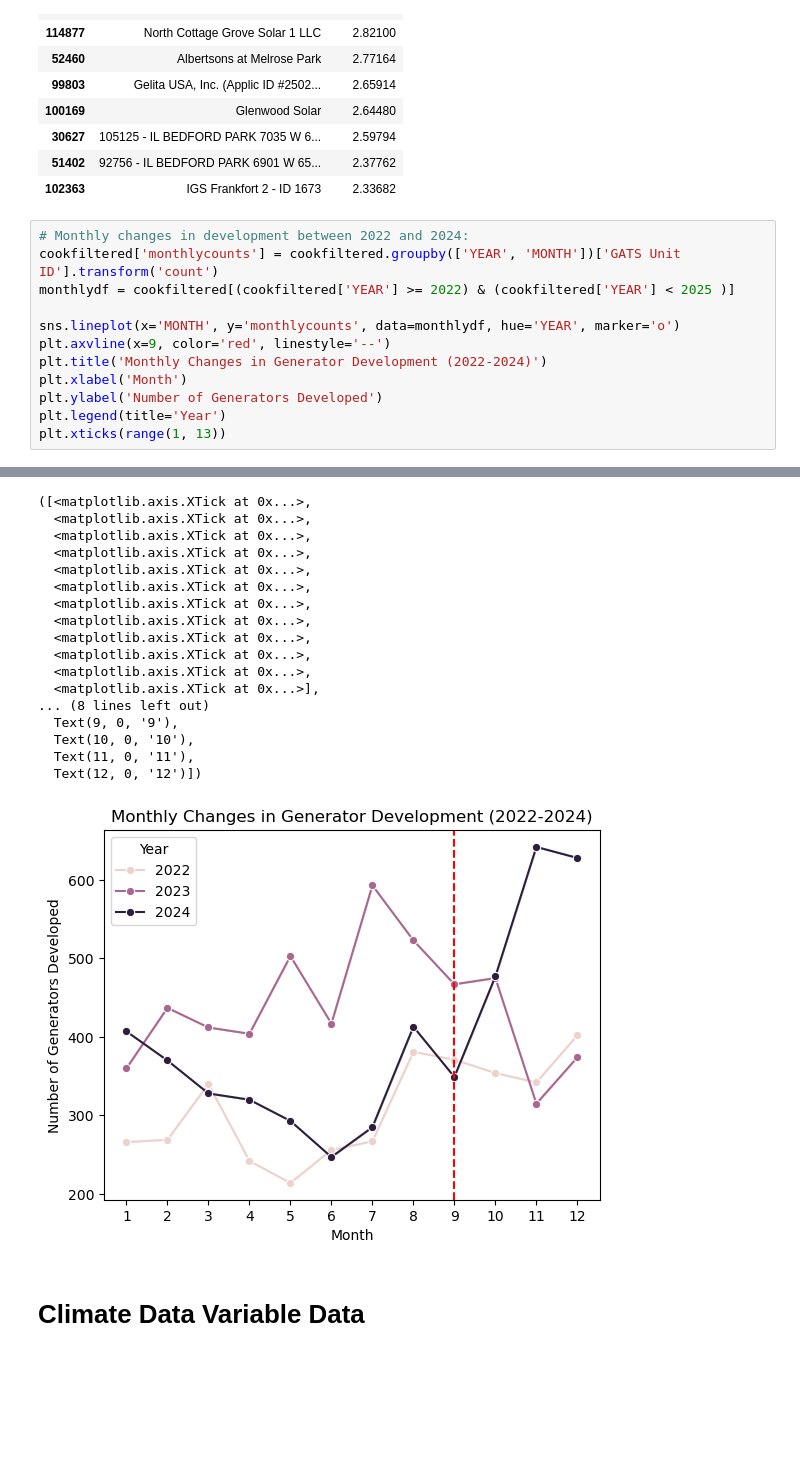
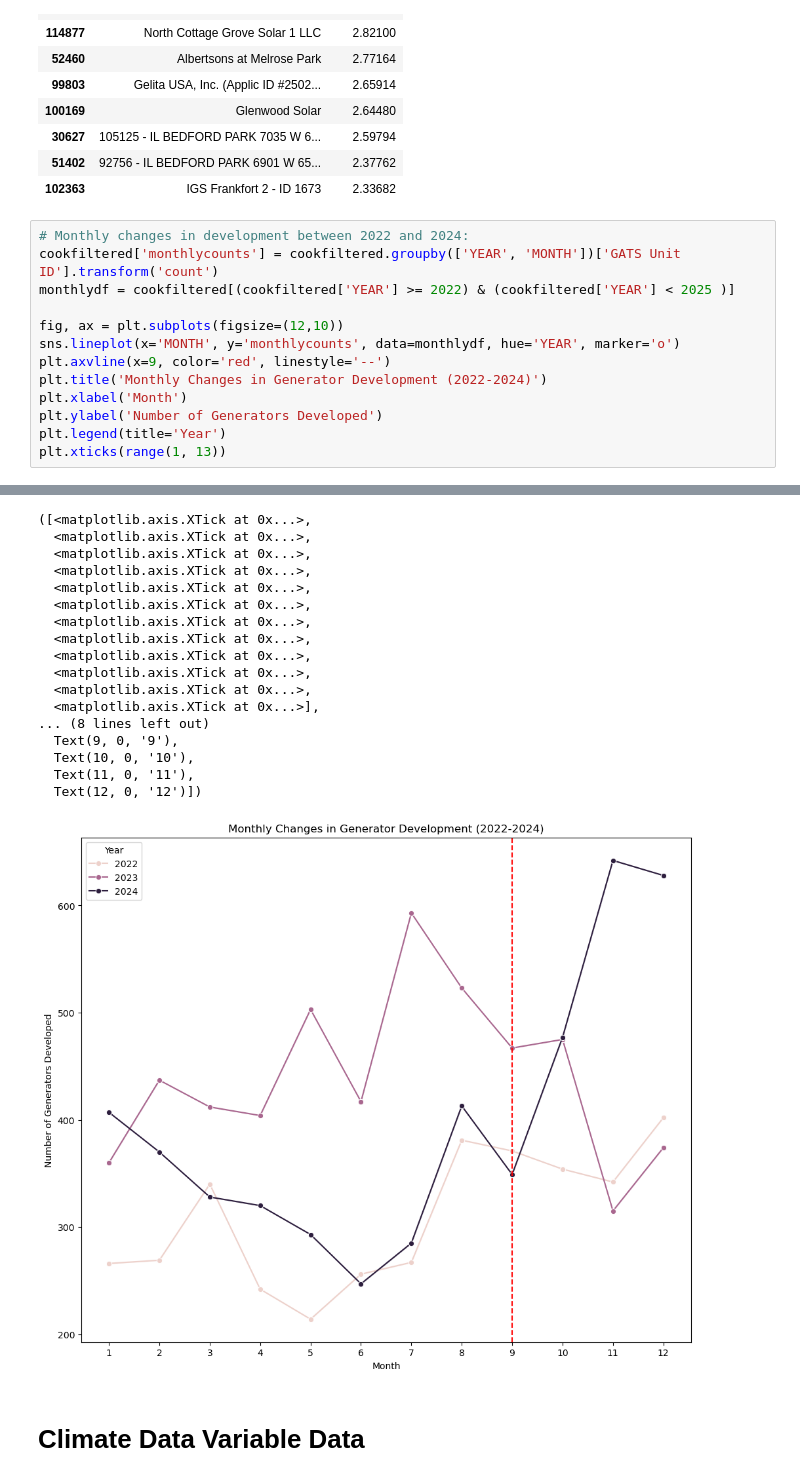
Before and after one commit to griffinberonio/AAE-724-Repo, a Jupyter notebook: airdatanotebook.ipynb, the cells around one changed output, grey strips where cells are left out. Saved outputs shown, nothing was run; the diff lists cells and outputs as text; blank space fills up the shorter version.

```diff
--- a/airdatanotebook.ipynb
+++ b/airdatanotebook.ipynb
@@ -208,37 +208,38 @@ max_capacity_generators.sort_values(by='Nameplate', ascending=False)
 cookfiltered['monthlycounts'] = cookfiltered.groupby(['YEAR', 'MONTH'])['GATS Unit ID'].transform('count')
 monthlydf = cookfiltered[(cookfiltered['YEAR'] >= 2022) & (cookfiltered['YEAR'] < 2025 )]
 
+fig, ax = plt.subplots(figsize=(12,10))
 sns.lineplot(x='MONTH', y='monthlycounts', data=monthlydf, hue='YEAR', marker='o')
 plt.axvline(x=9, color='red', linestyle='--')
 plt.title('Monthly Changes in Generator Development (2022-2024)')
 plt.xlabel('Month')
 plt.ylabel('Number of Generators Developed')
 plt.legend(title='Year')
 plt.xticks(range(1, 13))
 # %% [output]
 A value is trying to be set on a copy of a slice from a DataFrame.
 Try using .loc[row_indexer,col_indexer] = value instead
 
 See the caveats in the documentation: https://pandas.pydata.org/pandas-docs/stable/user_guide/indexing.html#returning-a-view-versus-a-copy
   cookfiltered['monthlycounts'] = cookfiltered.groupby(['YEAR', 'MONTH'])['GATS Unit ID'].transform('count')
 ([<matplotlib.axis.XTick at 0x...>,
   <matplotlib.axis.XTick at 0x...>,
   <matplotlib.axis.XTick at 0x...>,
   <matplotlib.axis.XTick at 0x...>,
   <matplotlib.axis.XTick at 0x...>,
   <matplotlib.axis.XTick at 0x...>,
   <matplotlib.axis.XTick at 0x...>,
   <matplotlib.axis.XTick at 0x...>,
   <matplotlib.axis.XTick at 0x...>,
   <matplotlib.axis.XTick at 0x...>,
   <matplotlib.axis.XTick at 0x...>,
   <matplotlib.axis.XTick at 0x...>],
 ... (8 lines left out)
   Text(9, 0, '9'),
   Text(10, 0, '10'),
   Text(11, 0, '11'),
   Text(12, 0, '12')])
-[figure, old version]
+[figure, new version]
 # %% [markdown]
 # Climate Data Variable Data
 # %%
```
Also changed, not shown: parts of 16 cells of this notebook, 2 other files.
